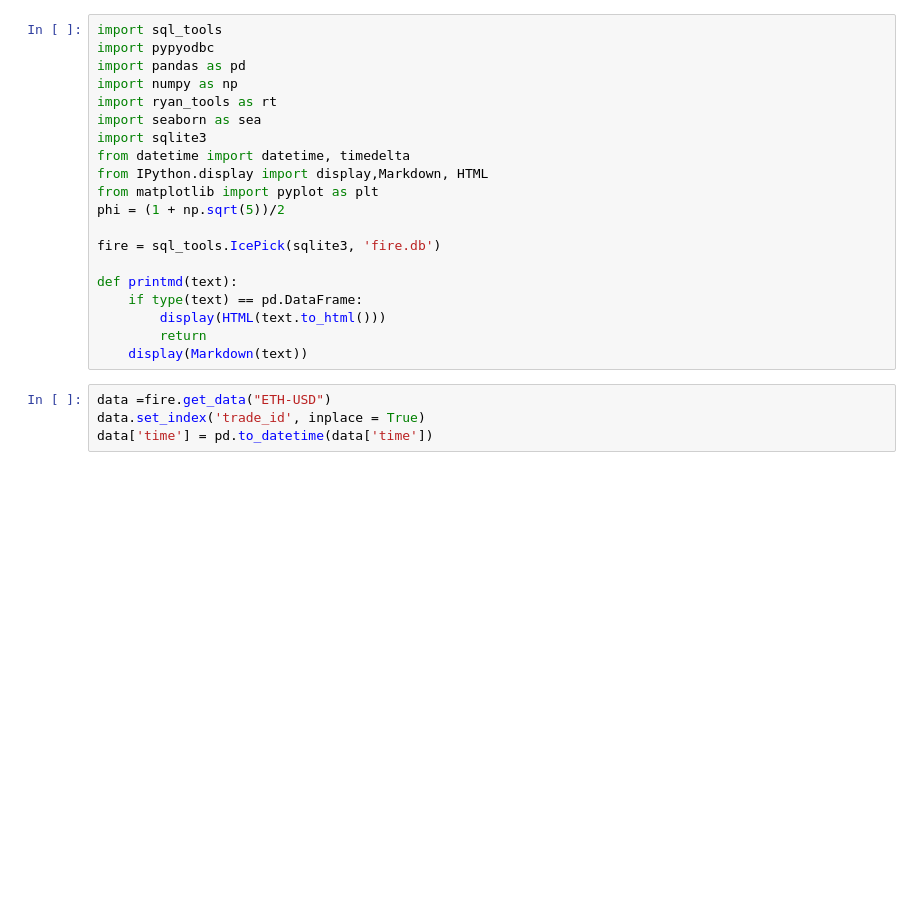
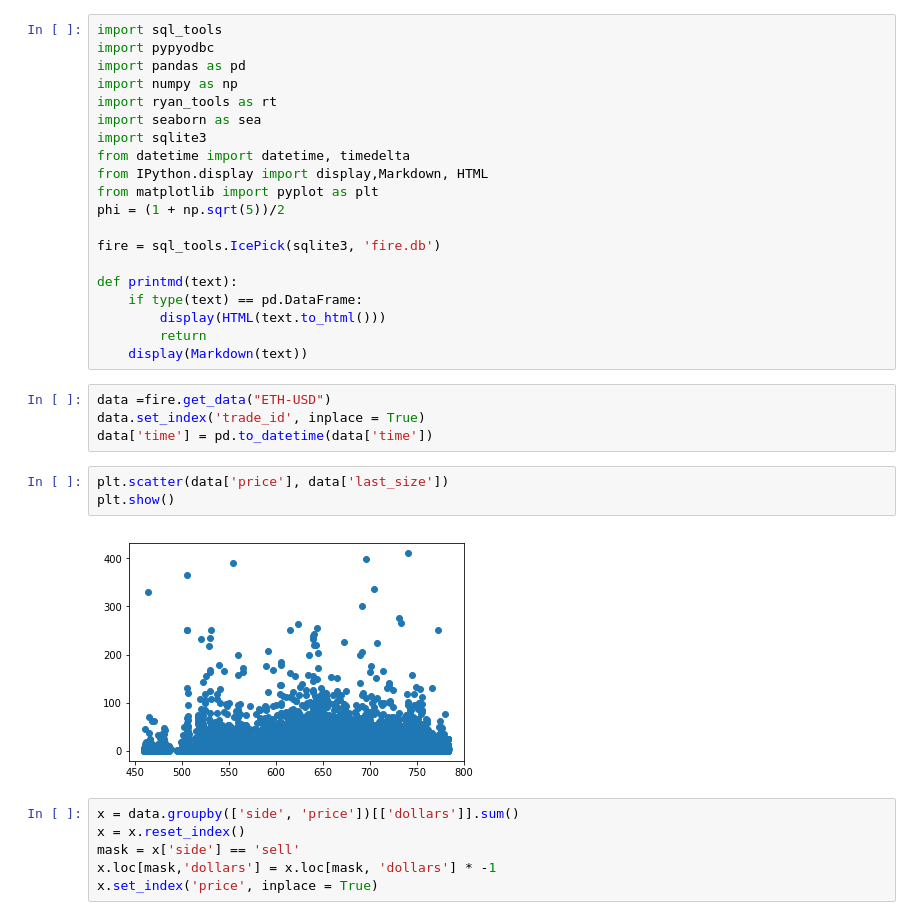
Before and after one commit to 2yan/Containment_Center, a Jupyter notebook: model.ipynb, the cells around one changed output. Drawn from its saved outputs; the diff is of its cells as text; blank space fills up the shorter version.

```diff
--- a/model.ipynb
+++ b/model.ipynb
@@ -41,3 +41,14 @@ def printmd(text):
 data =fire.get_data("ETH-USD")
 data.set_index('trade_id', inplace = True)
 data['time'] = pd.to_datetime(data['time'])
+# %%
+plt.scatter(data['price'], data['last_size'])
+plt.show()
+# %% [output]
+[figure, added]
+# %%
+x = data.groupby(['side', 'price'])[['dollars']].sum()
+x = x.reset_index()
+mask = x['side'] == 'sell'
+x.loc[mask,'dollars'] = x.loc[mask, 'dollars'] * -1
+x.set_index('price', inplace = True)
```
Also changed, not shown: parts of 7 cells of this notebook.
